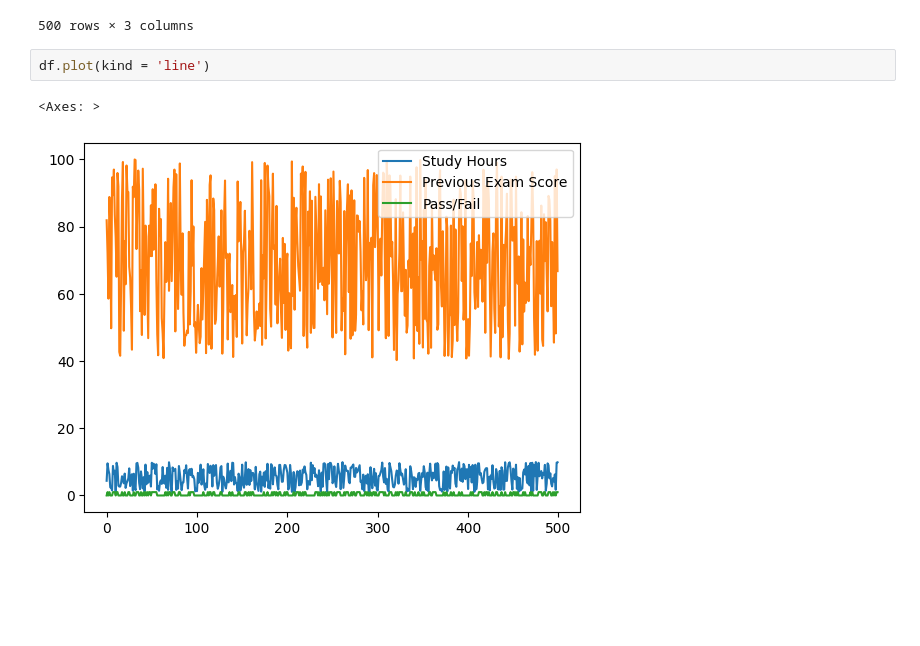
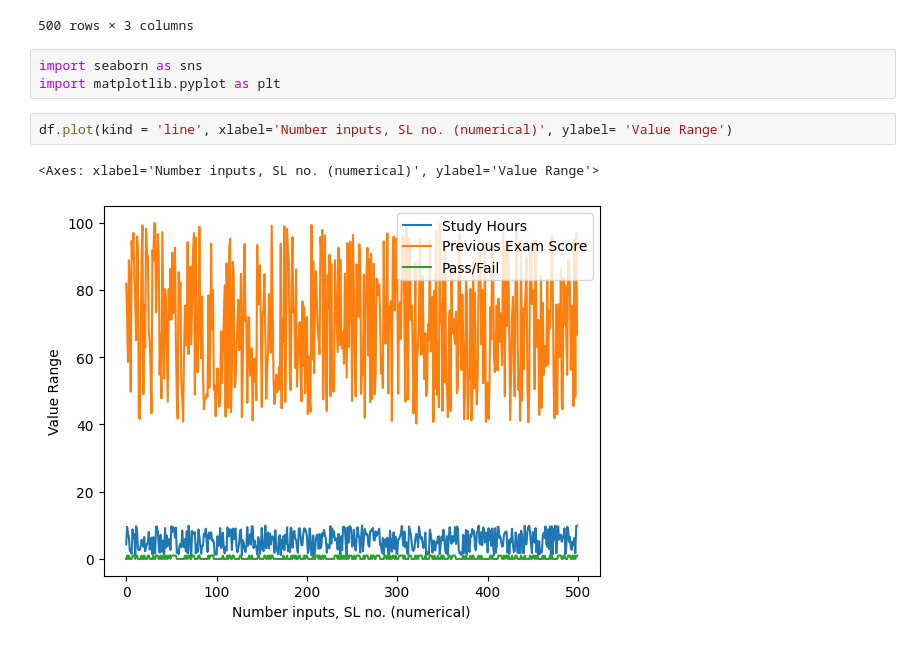
Before and after one commit to tabishqidwai98/Student-Exam-Performace-analysis, a Jupyter notebook: Analysis_model.ipynb, the cells around one changed output. Cells and saved outputs as stored; diff of their text form; blank space fills up the shorter version.

```diff
--- a/Analysis_model.ipynb
+++ b/Analysis_model.ipynb
@@ -19,8 +48,11 @@ df
 | 498 | 9.769553 | 97.014241 | 1 |
 | 499 | 9.875897 | 66.760346 | 1 |
 500 rows × 3 columns
+# %%
+import seaborn as sns
+import matplotlib.pyplot as plt
 # %%
-df.plot(kind = 'line')
+df.plot(kind = 'line', xlabel='Number inputs, SL no. (numerical)', ylabel= 'Value Range')
 # %% [output]
-<Axes: >
+<Axes: xlabel='Number inputs, SL no. (numerical)', ylabel='Value Range'>
-[figure, old version]
+[figure, new version]
```
Also changed, not shown: parts of 22 cells of this notebook, 1 other file.
